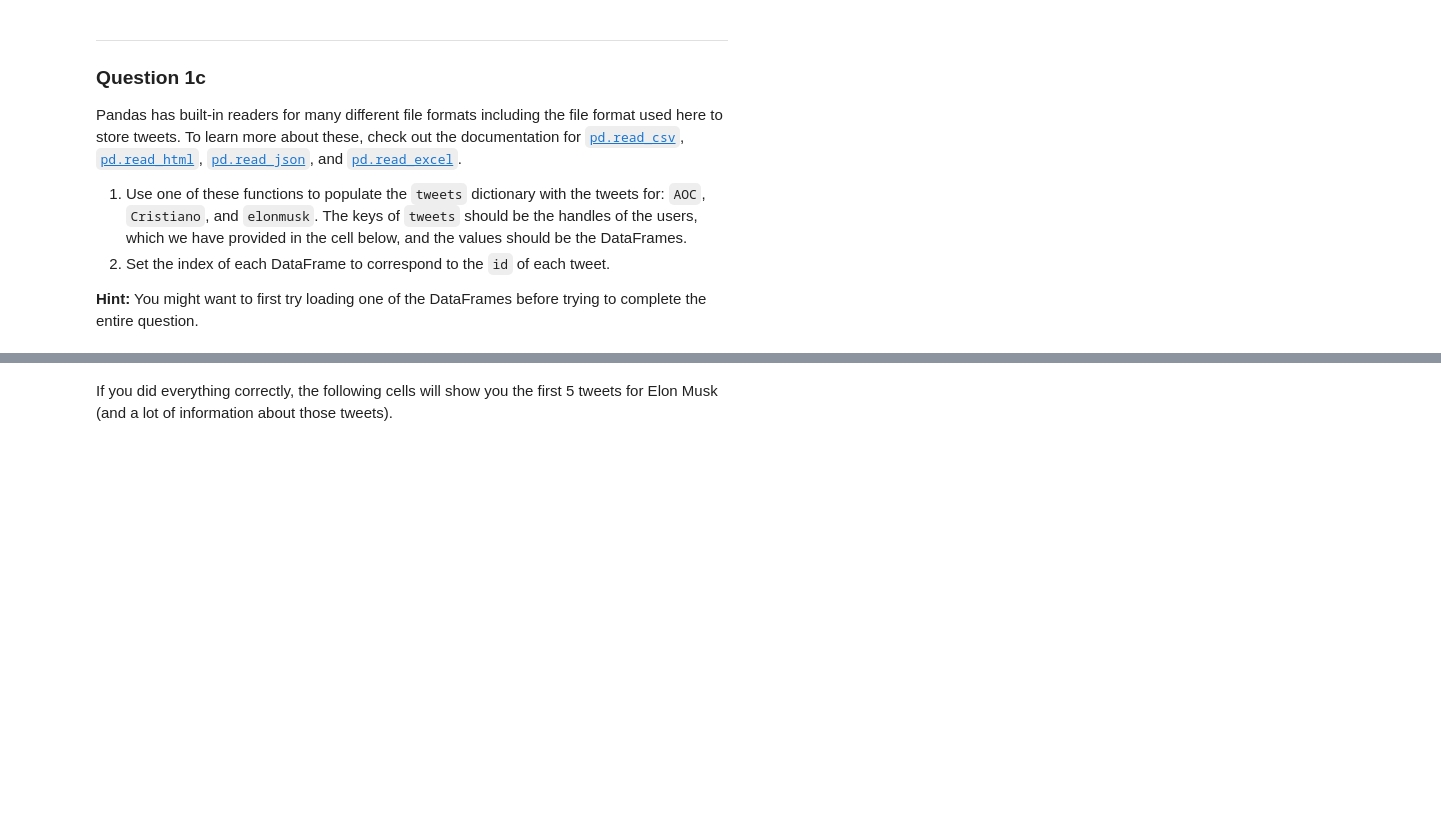
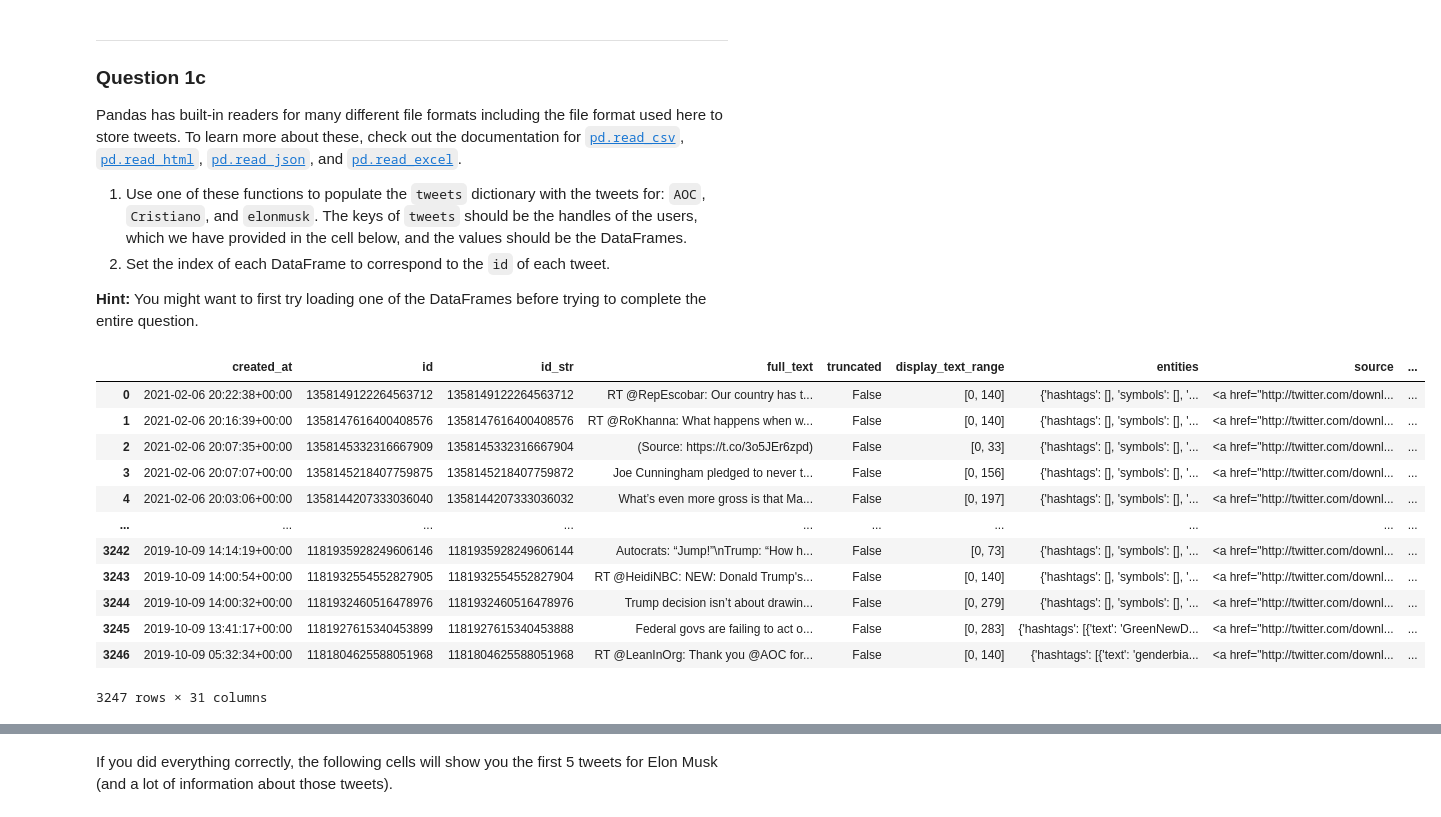
Before and after one commit to Yiqinotfound/Data100, a Jupyter notebook: hw/hw03/hw03.ipynb, the cells around one changed output, grey strips where cells are left out. Drawn from its saved outputs; the diff is of its cells as text; code cells hidden in the pictures; blank space fills up the shorter version.

```diff
--- a/hw/hw03/hw03.ipynb
+++ b/hw/hw03/hw03.ipynb
@@ -164,2 +173,23 @@ tweets = {
+# %%
+tweets = {
+    "AOC": pd.read_json("data/AOC_recent_tweets.txt"),
+    "Cristiano": pd.read_json("data/Cristiano_recent_tweets.txt"),
+    "elonmusk": pd.read_json("data/elonmusk_recent_tweets.txt"),
+}
+tweets["AOC"]
+# %% [output]
+|  | created_at | id | id_str | full_text | truncated | display_text_range | entities | source | ... |
+| 0 | 2021-02-06 20:22:38+00:00 | 1358149122264563712 | 1358149122264563712 | RT @RepEscobar: Our country has t... | False | [0, 140] | {'hashtags': [], 'symbols': [], '... | <a href="http://twitter.com/downl... | ... |
+| 1 | 2021-02-06 20:16:39+00:00 | 1358147616400408576 | 1358147616400408576 | RT @RoKhanna: What happens when w... | False | [0, 140] | {'hashtags': [], 'symbols': [], '... | <a href="http://twitter.com/downl... | ... |
+| 2 | 2021-02-06 20:07:35+00:00 | 1358145332316667909 | 1358145332316667904 | (Source: https://t.co/3o5JEr6zpd) | False | [0, 33] | {'hashtags': [], 'symbols': [], '... | <a href="http://twitter.com/downl... | ... |
+| 3 | 2021-02-06 20:07:07+00:00 | 1358145218407759875 | 1358145218407759872 | Joe Cunningham pledged to never t... | False | [0, 156] | {'hashtags': [], 'symbols': [], '... | <a href="http://twitter.com/downl... | ... |
+| 4 | 2021-02-06 20:03:06+00:00 | 1358144207333036040 | 1358144207333036032 | What’s even more gross is that Ma... | False | [0, 197] | {'hashtags': [], 'symbols': [], '... | <a href="http://twitter.com/downl... | ... |
+| ... | ... | ... | ... | ... | ... | ... | ... | ... | ... |
+| 3242 | 2019-10-09 14:14:19+00:00 | 1181935928249606146 | 1181935928249606144 | Autocrats: “Jump!”\nTrump: “How h... | False | [0, 73] | {'hashtags': [], 'symbols': [], '... | <a href="http://twitter.com/downl... | ... |
+| 3243 | 2019-10-09 14:00:54+00:00 | 1181932554552827905 | 1181932554552827904 | RT @HeidiNBC: NEW: Donald Trump's... | False | [0, 140] | {'hashtags': [], 'symbols': [], '... | <a href="http://twitter.com/downl... | ... |
+| 3244 | 2019-10-09 14:00:32+00:00 | 1181932460516478976 | 1181932460516478976 | Trump decision isn’t about drawin... | False | [0, 279] | {'hashtags': [], 'symbols': [], '... | <a href="http://twitter.com/downl... | ... |
+| 3245 | 2019-10-09 13:41:17+00:00 | 1181927615340453899 | 1181927615340453888 | Federal govs are failing to act o... | False | [0, 283] | {'hashtags': [{'text': 'GreenNewD... | <a href="http://twitter.com/downl... | ... |
+| 3246 | 2019-10-09 05:32:34+00:00 | 1181804625588051968 | 1181804625588051968 | RT @LeanInOrg: Thank you @AOC for... | False | [0, 140] | {'hashtags': [{'text': 'genderbia... | <a href="http://twitter.com/downl... | ... |
+3247 rows × 31 columns
 # %%
 grader.check("q1c")
```
Also changed, not shown: parts of 38 cells of this notebook, 17 other files.
